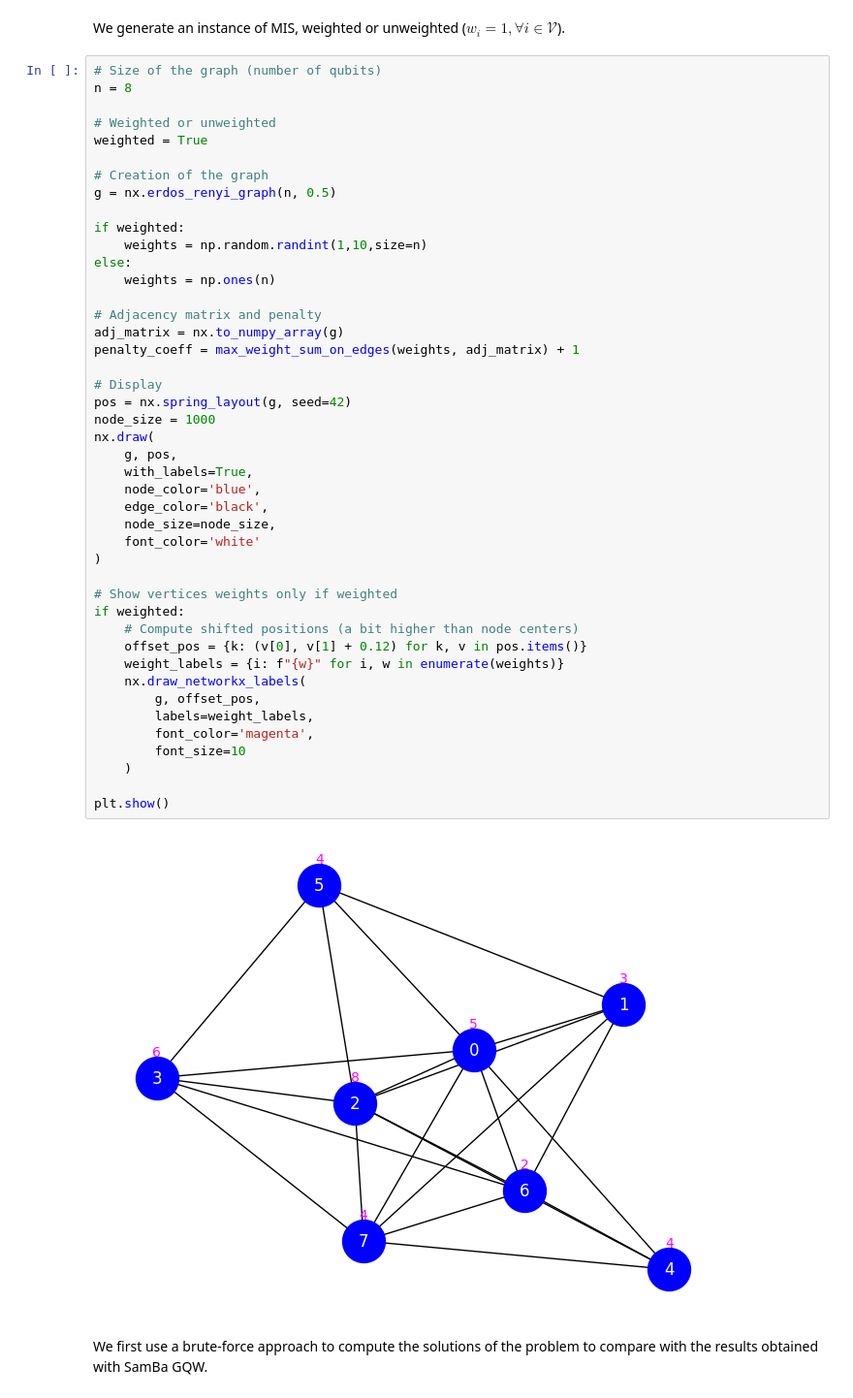
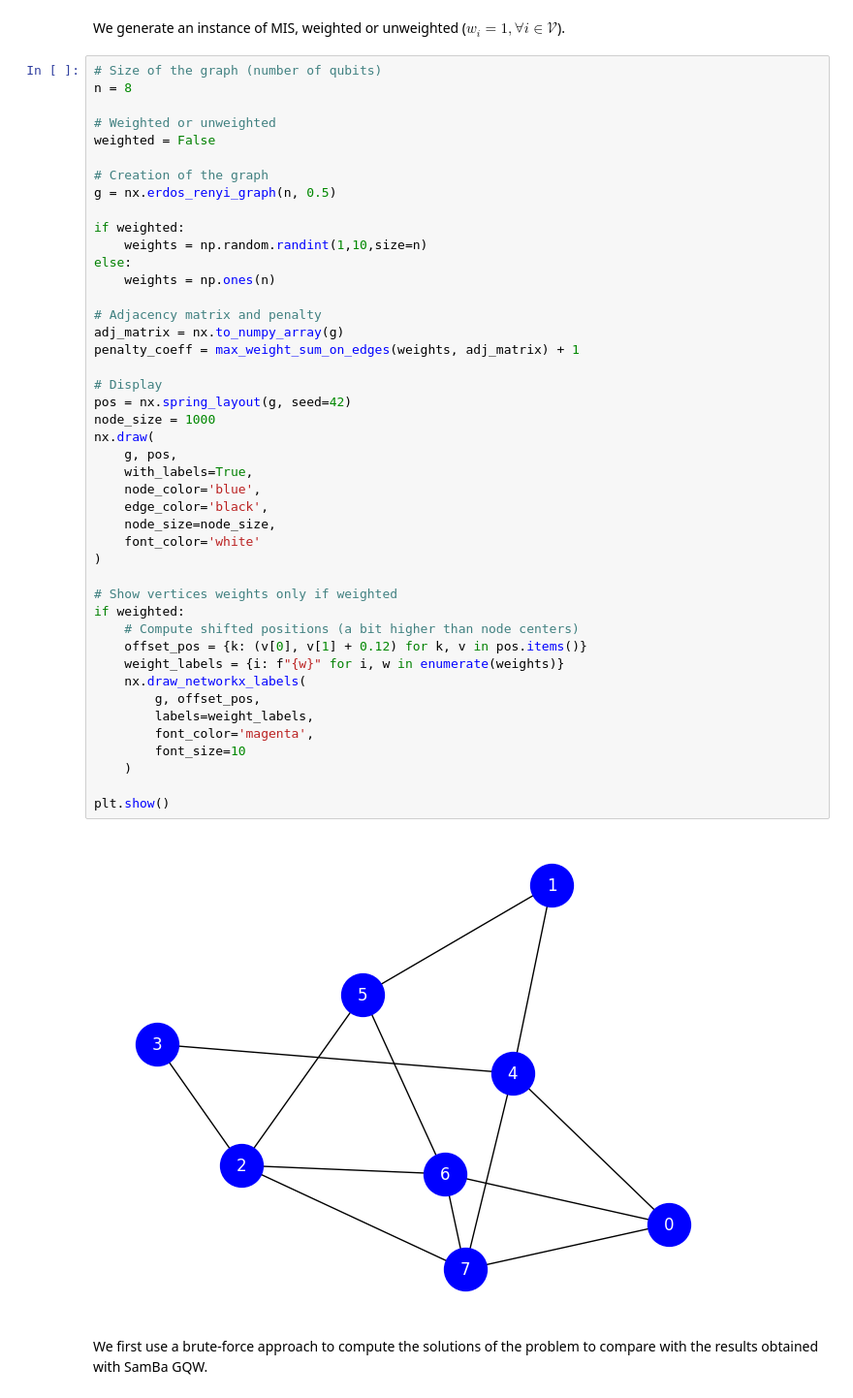
Before and after one commit to ugo-nzongani/SamBa-GQW, a Jupyter notebook: examples/mis.ipynb, the cells around one changed output. Shown at 97% size. Cells and saved outputs as stored; diff of their text form.

```diff
--- a/examples/mis.ipynb
+++ b/examples/mis.ipynb
@@ -25,7 +25,7 @@ We generate an instance of MIS, weighted or unweighted ($w_i=1, \forall i \in \m
 n = 8
 
 # Weighted or unweighted
-weighted = True
+weighted = False
 
 # Creation of the graph
 g = nx.erdos_renyi_graph(n, 0.5)
@@ -38,34 +38,34 @@ else:
 # Adjacency matrix and penalty
 adj_matrix = nx.to_numpy_array(g)
 penalty_coeff = max_weight_sum_on_edges(weights, adj_matrix) + 1
 
 # Display
 pos = nx.spring_layout(g, seed=42)
 node_size = 1000
 nx.draw(
     g, pos,
     with_labels=True,
     node_color='blue',
     edge_color='black',
     node_size=node_size,
     font_color='white'
 )
 
 # Show vertices weights only if weighted
 if weighted:
     # Compute shifted positions (a bit higher than node centers)
     offset_pos = {k: (v[0], v[1] + 0.12) for k, v in pos.items()}
     weight_labels = {i: f"{w}" for i, w in enumerate(weights)}
     nx.draw_networkx_labels(
         g, offset_pos,
         labels=weight_labels,
         font_color='magenta',
         font_size=10
     )
 
 plt.show()
 # %% [output]
-[figure, old version]
+[figure, new version]
 # %% [markdown]
 We first use a brute-force approach to compute the solutions of the problem to compare with the results obtained with SamBa GQW.
 # %%
```
Also changed, not shown: parts of 11 cells of this notebook.
